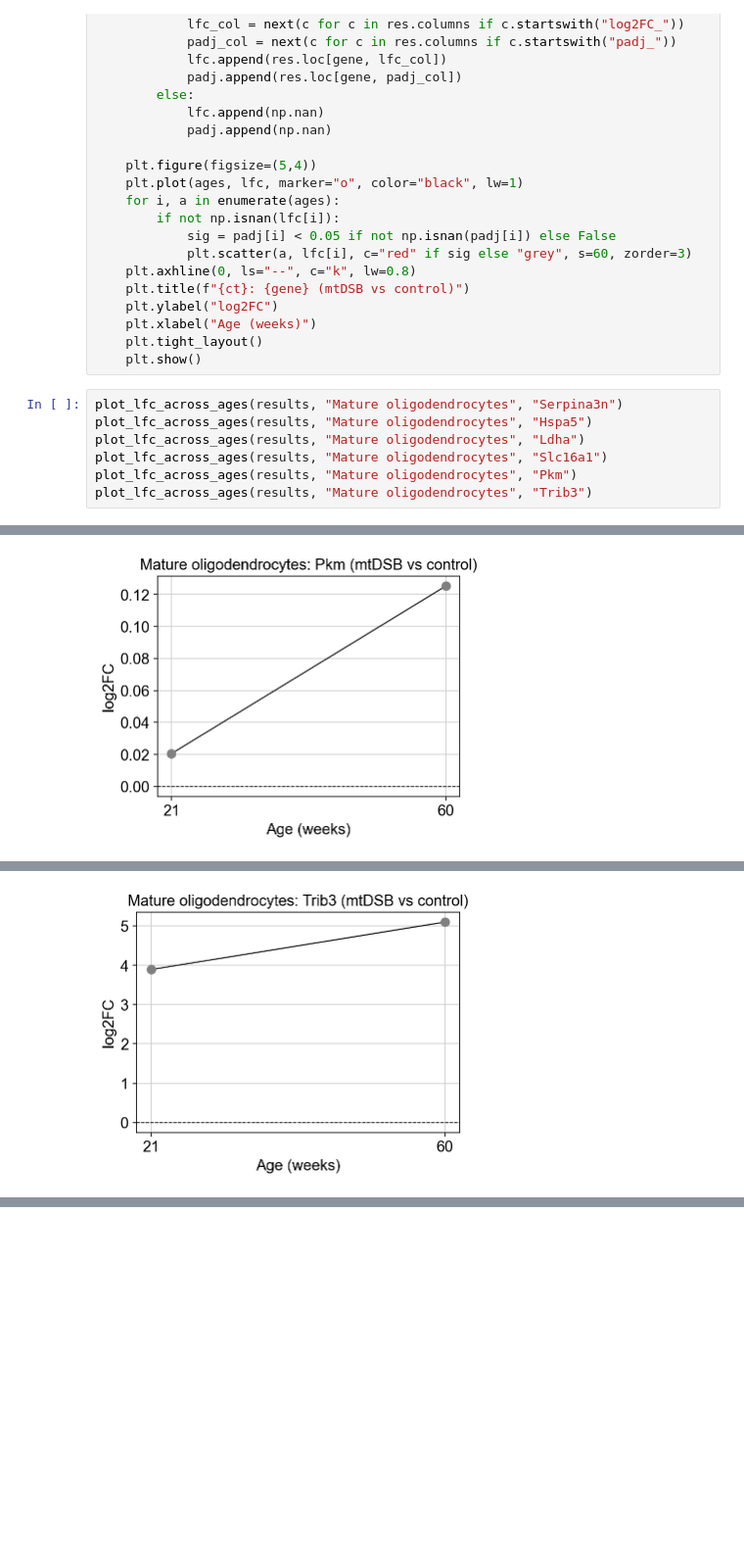
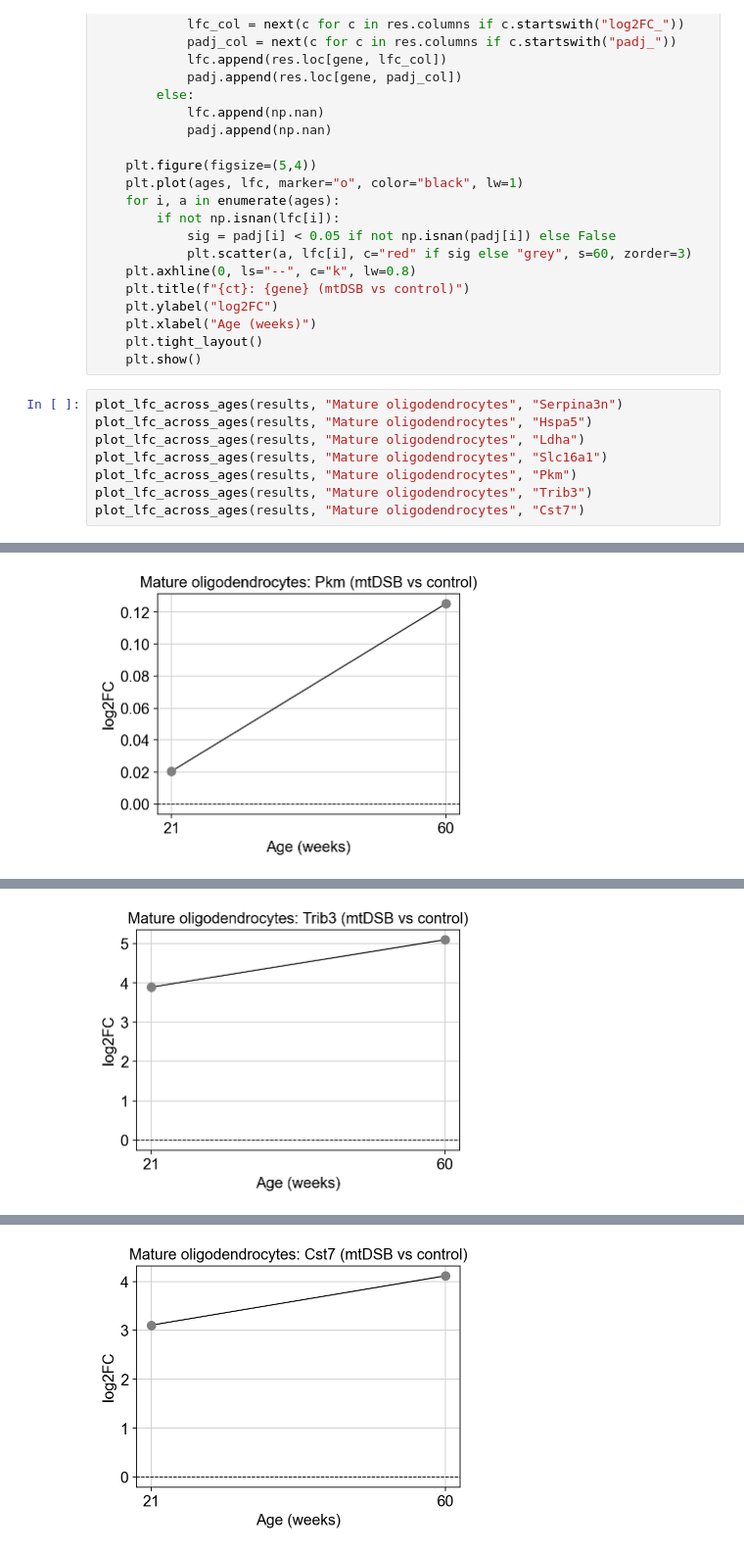
Before and after one commit to christoffermattssonlangseth/oligo-mtDSB, a Jupyter notebook: notebooks/25_agexcondition_OLs.ipynb, the cells around one changed output, grey strips where cells are left out. Shown at 98% size. Saved outputs shown, nothing was run; the diff lists cells and outputs as text; blank space fills up the shorter version.

```diff
--- a/notebooks/25_agexcondition_OLs.ipynb
+++ b/notebooks/25_agexcondition_OLs.ipynb
@@ -539,4 +539,5 @@ plot_lfc_across_ages(results, "Mature oligodendrocytes", "Ldha")
 plot_lfc_across_ages(results, "Mature oligodendrocytes", "Slc16a1")
 plot_lfc_across_ages(results, "Mature oligodendrocytes", "Pkm")
 plot_lfc_across_ages(results, "Mature oligodendrocytes", "Trib3")
+plot_lfc_across_ages(results, "Mature oligodendrocytes", "Cst7")
 # %% [output]
@@ -573,3 +578,4 @@ plot_lfc_across_ages(results, "Mature oligodendrocytes", "Trib3")
+[figure, added]
 # %%
 import numpy as np
 import matplotlib.pyplot as plt
```
Also changed, not shown: parts of 4 cells of this notebook, 7 other files.
